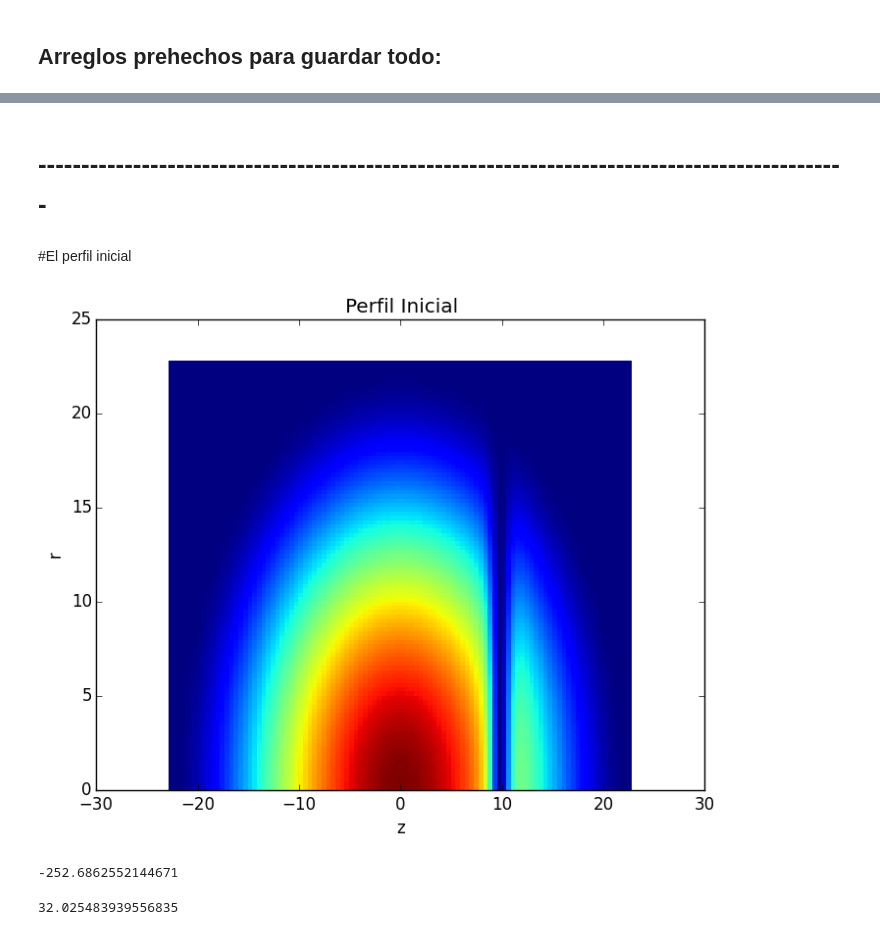
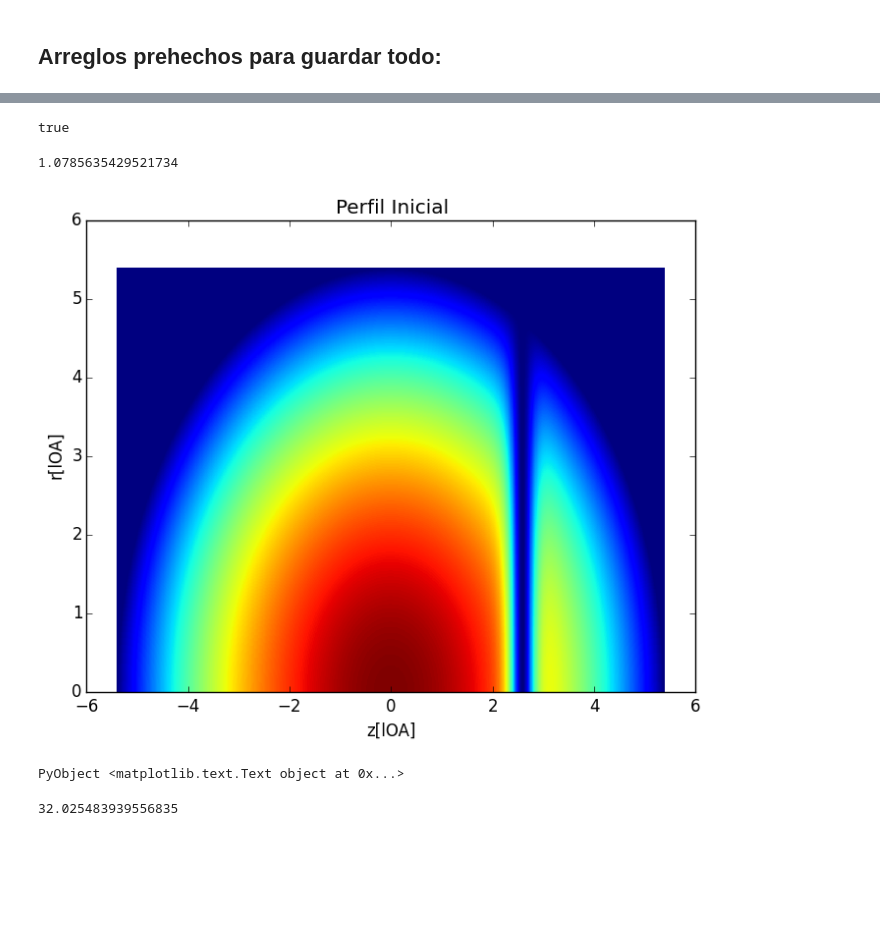
Before and after one commit to ealba/INTEGRALES, a Jupyter notebook: IntegralesBurdas6.ipynb, the cells around one changed output, grey strips where cells are left out. Saved outputs shown, nothing was run; the diff lists cells and outputs as text; code cells hidden in the pictures; blank space fills up the shorter version.

```diff
--- a/IntegralesBurdas6.ipynb
+++ b/IntegralesBurdas6.ipynb
@@ -38,0 +40,11 @@ gama=1/(sqrt(1-beta^2));
+# %%
+#unidades 0A
+EOA=hbarr*omegam;
+tOA=1/omegam;
+lOA=sqrt(hbarr/(m*omegam));
+
+
+g_alfa_OA=4*π*Npart*alfa*sqrt(m*omegam/hbarr);
+nOA=n*(m*omegam/hbarr)^(3/2);
+cOA=c*sqrt(m/(hbarr*omegam))
+muOA=mu/(hbarr*omegam);
@@ -131,12 +133,17 @@ funcion_imag_a_integrar (generic function with 5 methods)
 # %%
+rmax_estatico=sqrt(2*mu/(m*omegar^2))
+zmax_estatico=sqrt(2*mu/(m*omegaz^2))
+
+
 function rmaxintegrar(t::Float64)
-    sqrt(omegam)/omegar*sqrt(2*mu/(hbarr*abs(sin(omegar*t))))
+    rmax_estatico/sqrt(abs(sin(omegar*t)))
 end
 
 function zmaxintegrar(t::Float64)
-    sqrt(omegam)/omegaz*sqrt(2*mu/(hbarr*abs(sin(omegaz*t))))
+    zmax_estatico/sqrt(abs(sin(omegaz*t)))
 end
 
 
-rmaxevaluar(t)=rmaxintegrar(t);
-zmaxevaluar(t)=zmaxintegrar(t);
+
+rmaxevaluar=2*rmax_estatico;
+zmaxevaluar=5*zmax_estatico;
@@ -400,34 +395,30 @@ PyObject <matplotlib.colorbar.Colorbar instance at 0x...>
-# %% [markdown]
-# ----------------------------------------------------------------------------------------------
-# %% [markdown]
-#El perfil inicial
+# %%
+Zcubature==zeros(101,101,10)
+# %% [output]
+true
+# %%
+zmax_estatico/lOA
+# %% [output]
+1.0785635429521734
 # %%
-resolucion=100;
+resolucion=1000;
 
 perfilinicial=zeros(resolucion+1,resolucion+1)
 
-function FUNCIONTF0(r::Float64,z::Float64)
-    n_tf(r,z)*(sol(z)+im*beta)
-end
-
-function FUNCIONTF0(v::Vector{Float64})
-    FUNCIONTF0(v[1],v[2])
-end
 
 
 function ρ0(r::Float64,z::Float64)
     FUNCIONTF0(r,z) *conj(FUNCIONTF0(r,z))
 end
 
-perfilinicial=gencodominio2D([zminevaluar,zmaxevaluar],[rminevaluar,rmaxevaluar],resolucion,ρ0);
-grafdensidad([zminevaluar/ksi,zmaxevaluar/ksi],[rminevaluar/ksi,rmaxevaluar/ksi],resolucion+1, perfilinicial,"Perfil Inicial","z","r")
-savefig("perfilinicial con ksi=$ksi,z0=$algo*ksi.png")
+perfilinicial=gencodominio2D([-zmax_estatico,zmax_estatico],[0.0,rmax_estatico],resolucion,ρ0);
+
+grafdensidad([-5*zmax_estatico/lOA,5*zmax_estatico/lOA],[0.0,5*rmax_estatico/lOA],resolucion+1, perfilinicial,"Perfil Inicial","z[lOA]","r[lOA]")
+
+#savefig("perfilinicial con lOA=$lOA,z0=$algo*ksi.png")
 # %% [output]
-[figure, old version]
+[figure, new version]
+PyObject <matplotlib.text.Text object at 0x...>
-# %%
-zminevaluar/ksi
-# %% [output]
--252.6862552144671
 # %%
 zmaxevaluar/ksi
 # %% [output]
```
Also changed, not shown: parts of 34 cells of this notebook, 1 other file.
